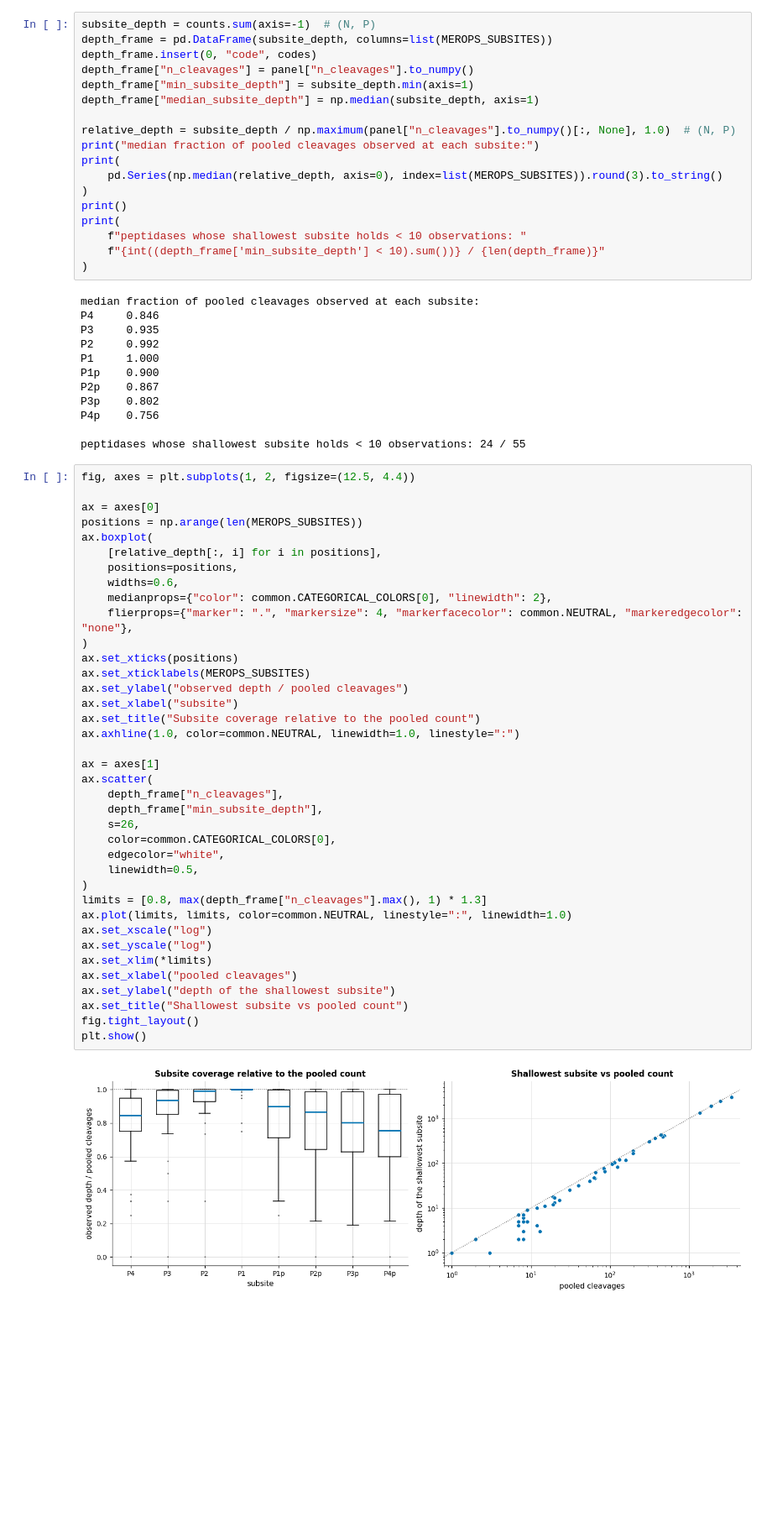
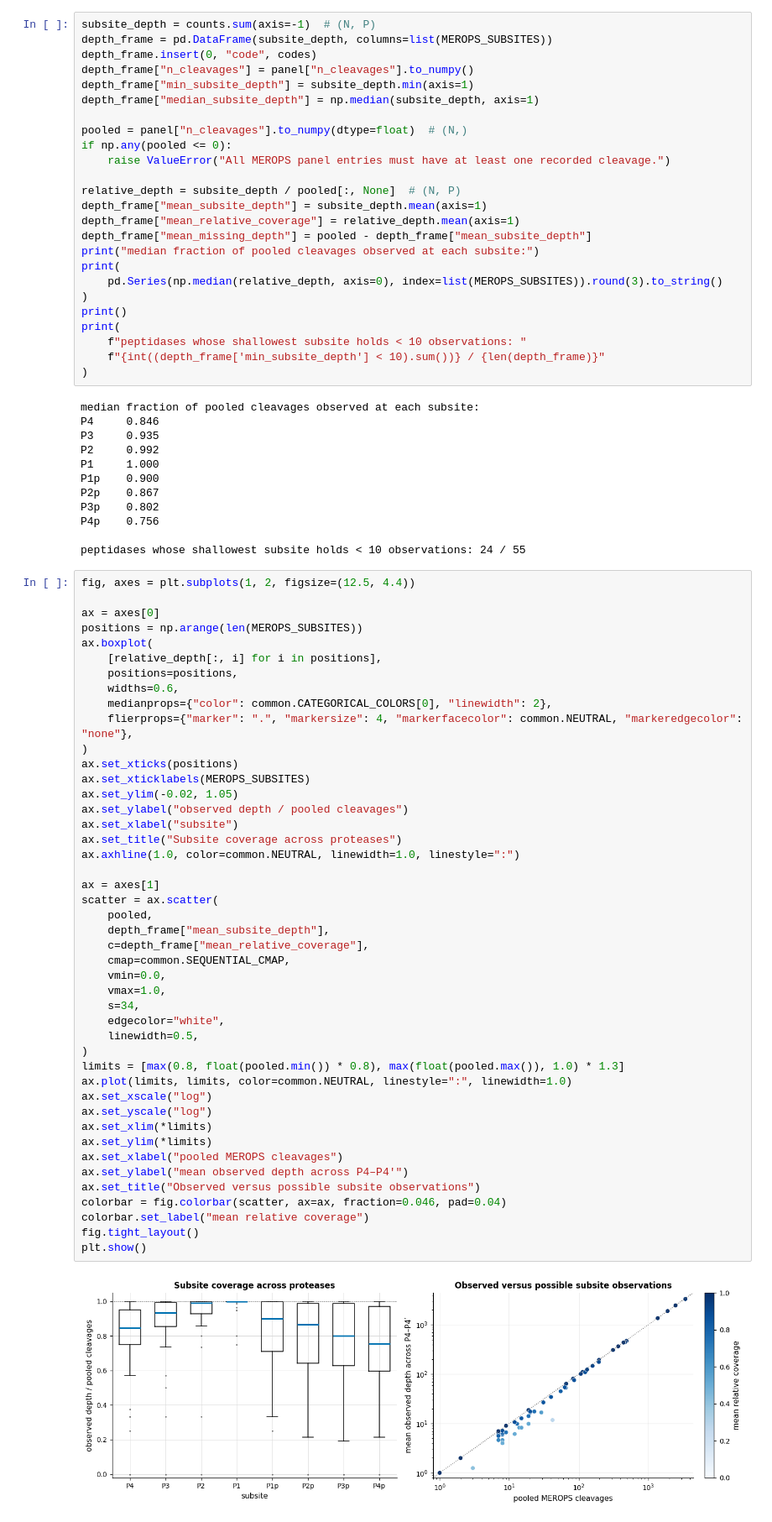
Before and after one commit to szczurek-lab/pep-compass, a Jupyter notebook: assets/experiments/analysis/09_26/20_serum_proteolysis_calibration_max/notebooks/0_data_analysis/0_01_merops_matrices.ipynb, the cells around one changed output. Shown at 84% size. Drawn from its saved outputs; the diff is of its cells as text; blank space fills up the shorter version.

```diff
--- a/assets/experiments/analysis/09_26/20_serum_proteolysis_calibration_max/notebooks/0_data_analysis/0_01_merops_matrices.ipynb
+++ b/assets/experiments/analysis/09_26/20_serum_proteolysis_calibration_max/notebooks/0_data_analysis/0_01_merops_matrices.ipynb
@@ -217,7 +227,14 @@ depth_frame["n_cleavages"] = panel["n_cleavages"].to_numpy()
 depth_frame["min_subsite_depth"] = subsite_depth.min(axis=1)
 depth_frame["median_subsite_depth"] = np.median(subsite_depth, axis=1)
 
-relative_depth = subsite_depth / np.maximum(panel["n_cleavages"].to_numpy()[:, None], 1.0)  # (N, P)
+pooled = panel["n_cleavages"].to_numpy(dtype=float)  # (N,)
+if np.any(pooled <= 0):
+    raise ValueError("All MEROPS panel entries must have at least one recorded cleavage.")
+
+relative_depth = subsite_depth / pooled[:, None]  # (N, P)
+depth_frame["mean_subsite_depth"] = subsite_depth.mean(axis=1)
+depth_frame["mean_relative_coverage"] = relative_depth.mean(axis=1)
+depth_frame["mean_missing_depth"] = pooled - depth_frame["mean_subsite_depth"]
 print("median fraction of pooled cleavages observed at each subsite:")
 print(
     pd.Series(np.median(relative_depth, axis=0), index=list(MEROPS_SUBSITES)).round(3).to_string()
@@ -242,43 +259,50 @@ peptidases whose shallowest subsite holds < 10 observations: 24 / 55
 # %%
 fig, axes = plt.subplots(1, 2, figsize=(12.5, 4.4))
 
 ax = axes[0]
 positions = np.arange(len(MEROPS_SUBSITES))
 ax.boxplot(
     [relative_depth[:, i] for i in positions],
     positions=positions,
     widths=0.6,
     medianprops={"color": common.CATEGORICAL_COLORS[0], "linewidth": 2},
     flierprops={"marker": ".", "markersize": 4, "markerfacecolor": common.NEUTRAL, "markeredgecolor": "none"},
 )
 ax.set_xticks(positions)
 ax.set_xticklabels(MEROPS_SUBSITES)
+ax.set_ylim(-0.02, 1.05)
 ax.set_ylabel("observed depth / pooled cleavages")
 ax.set_xlabel("subsite")
-ax.set_title("Subsite coverage relative to the pooled count")
+ax.set_title("Subsite coverage across proteases")
 ax.axhline(1.0, color=common.NEUTRAL, linewidth=1.0, linestyle=":")
 
 ax = axes[1]
-ax.scatter(
-    depth_frame["n_cleavages"],
-    depth_frame["min_subsite_depth"],
-    s=26,
-    color=common.CATEGORICAL_COLORS[0],
+scatter = ax.scatter(
+    pooled,
+    depth_frame["mean_subsite_depth"],
+    c=depth_frame["mean_relative_coverage"],
+    cmap=common.SEQUENTIAL_CMAP,
+    vmin=0.0,
+    vmax=1.0,
+    s=34,
     edgecolor="white",
     linewidth=0.5,
 )
-limits = [0.8, max(depth_frame["n_cleavages"].max(), 1) * 1.3]
+limits = [max(0.8, float(pooled.min()) * 0.8), max(float(pooled.max()), 1.0) * 1.3]
 ax.plot(limits, limits, color=common.NEUTRAL, linestyle=":", linewidth=1.0)
 ax.set_xscale("log")
 ax.set_yscale("log")
 ax.set_xlim(*limits)
-ax.set_xlabel("pooled cleavages")
-ax.set_ylabel("depth of the shallowest subsite")
-ax.set_title("Shallowest subsite vs pooled count")
+ax.set_ylim(*limits)
+ax.set_xlabel("pooled MEROPS cleavages")
+ax.set_ylabel("mean observed depth across P4–P4′")
+ax.set_title("Observed versus possible subsite observations")
+colorbar = fig.colorbar(scatter, ax=ax, fraction=0.046, pad=0.04)
+colorbar.set_label("mean relative coverage")
 fig.tight_layout()
 plt.show()
 # %% [output]
-[figure, old version]
+[figure, new version]
 # %% [markdown]
 ## Divergence of each subsite from the substrate composition
 
```
Also changed, not shown: parts of 18 cells of this notebook, 42 other files.
